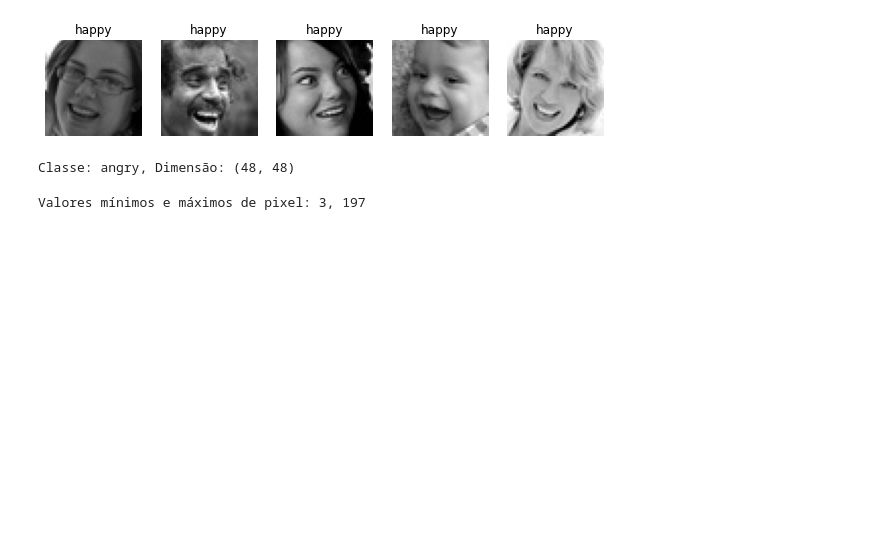
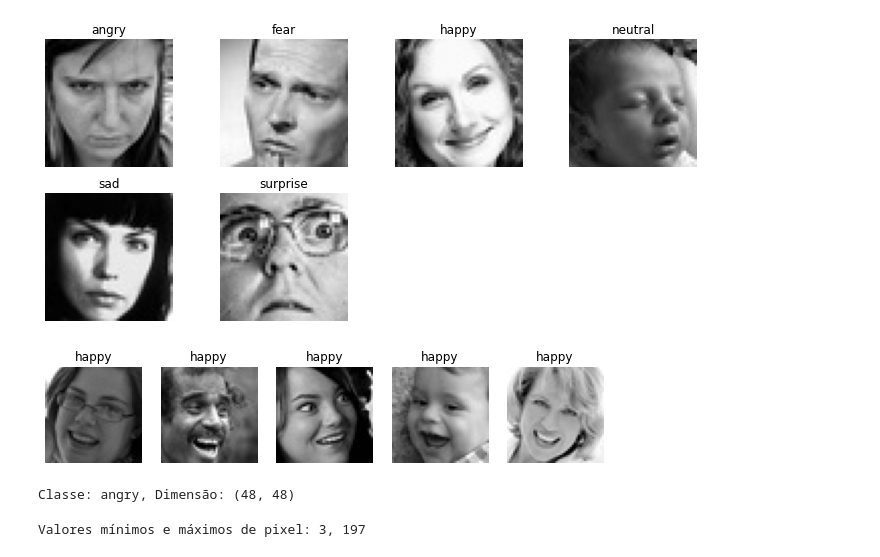
Before and after one commit to andrevieira1203/VisaoComputacional, a Jupyter notebook: initial_model.ipynb, the cells around one changed output. Cells and saved outputs as stored; diff of their text form; code cells hidden in the pictures; blank space fills up the shorter version.

```diff
--- a/initial_model.ipynb
+++ b/initial_model.ipynb
@@ -46,3 +111,18 @@ plt.show()
+# %%
+emotions = os.listdir(train_dir)
+plt.figure(figsize=(12,8))
+
+for i, emotion in enumerate(emotions, 1):
+    folder = os.path.join(train_dir, emotion)
+    img_path = os.path.join(folder, os.listdir(folder)[12])
+    img = plt.imread(img_path)
+    plt.subplot(3, 4, i)
+    plt.grid()
+    plt.imshow(img, cmap='gray')
+    plt.title(emotion)
+    plt.axis('off')
+# %% [output]
+[figure, added]
 # %%
 def show_sample_images(directory, class_name, num_samples=5):
     class_path = os.path.join(directory, class_name)
```
Also changed, not shown: parts of 38 cells of this notebook.
